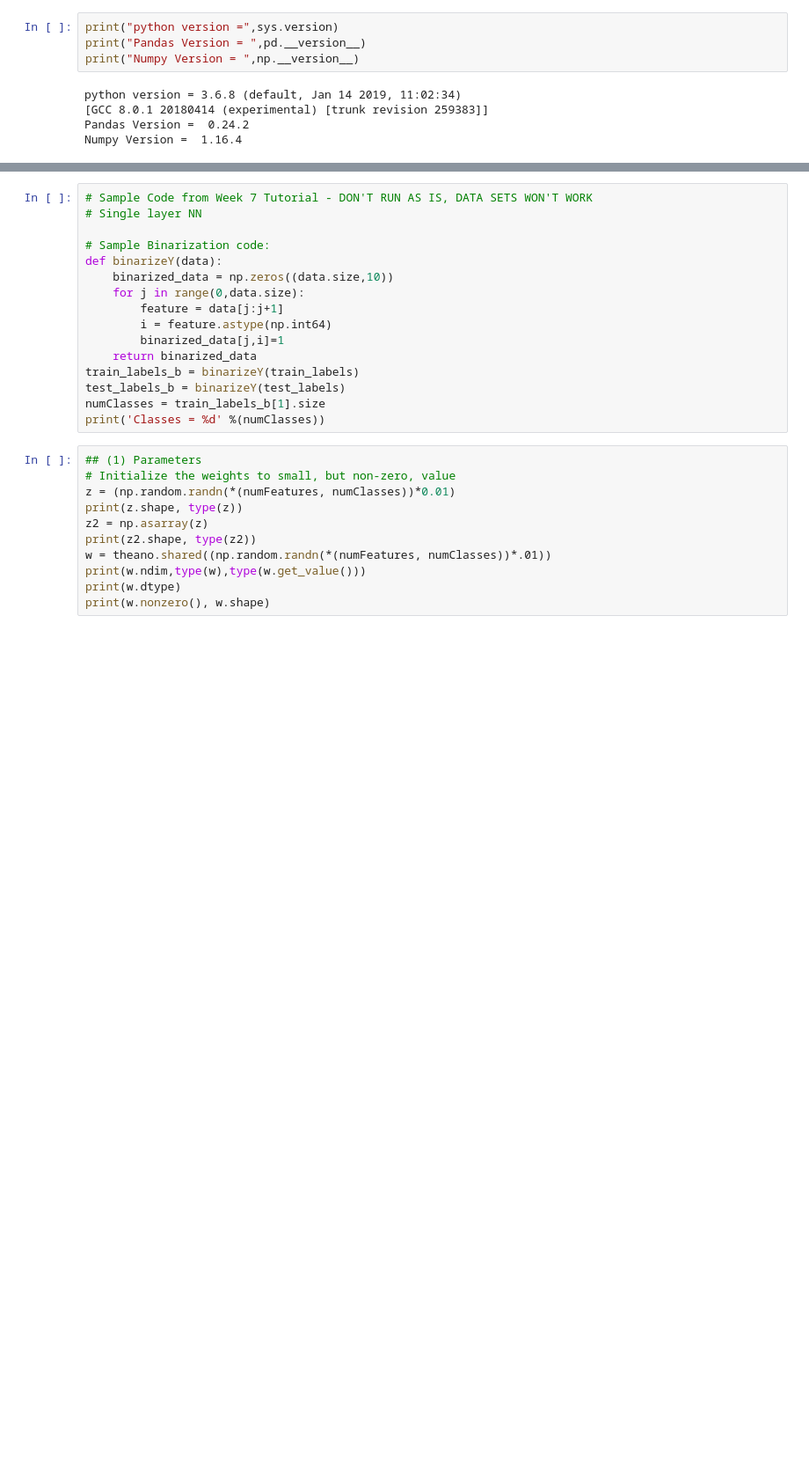
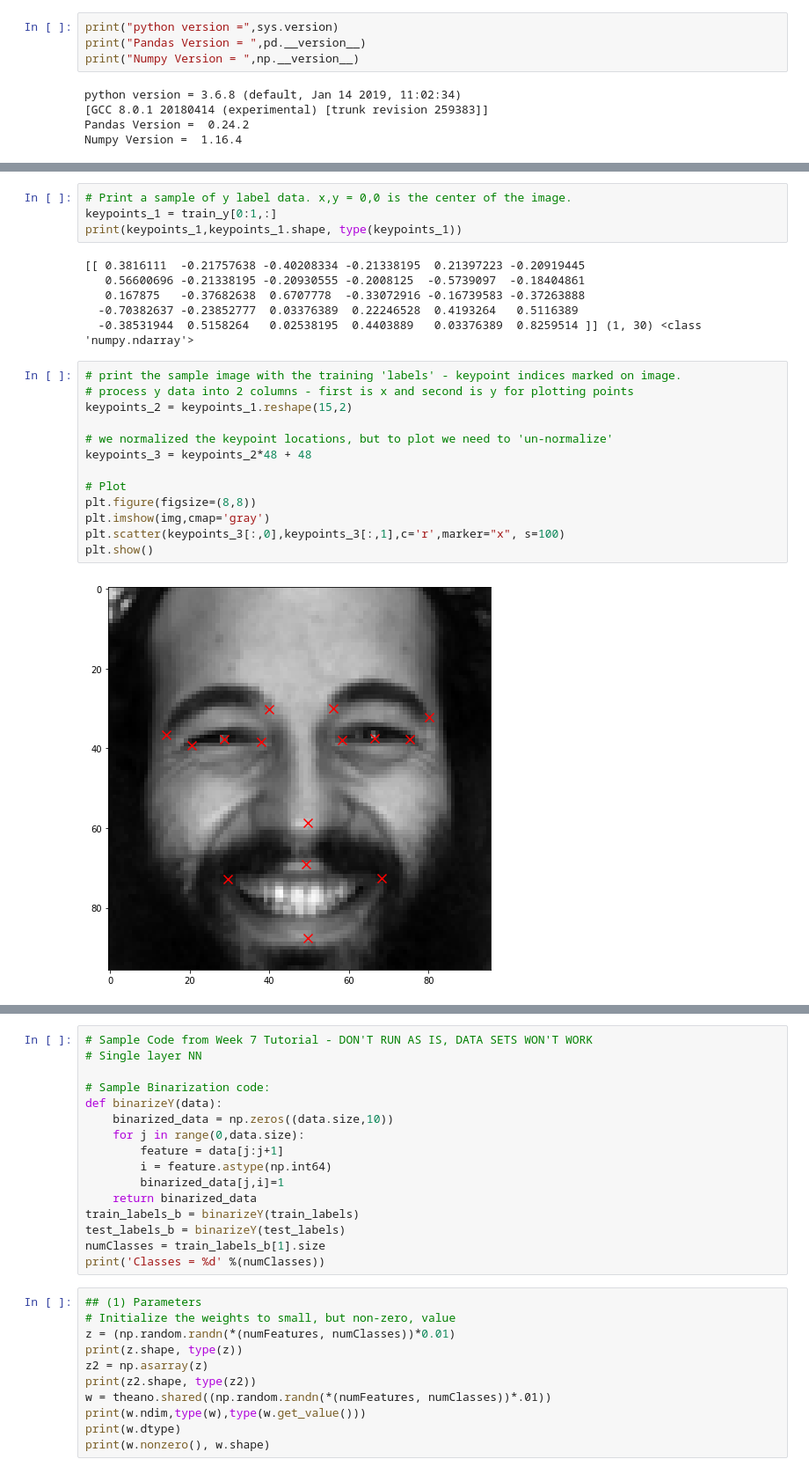
Before and after one commit to Shirleyhywl/W207_ALSY_FinalProject-1, a Jupyter notebook: W207_ALSY_FinalProject_Baseline_R1.ipynb, the cells around one changed output, grey strips where cells are left out. Shown at 88% size. Cells and saved outputs as stored; diff of their text form; blank space fills up the shorter version.

```diff
--- a/W207_ALSY_FinalProject_Baseline_R1.ipynb
+++ b/W207_ALSY_FinalProject_Baseline_R1.ipynb
@@ -178,0 +312,25 @@ print(image_sample_2.shape)
+# %%
+# Print a sample of y label data. x,y = 0,0 is the center of the image.
+keypoints_1 = train_y[0:1,:]
+print(keypoints_1,keypoints_1.shape, type(keypoints_1))
+# %% [output]
+[[ 0.3816111  -0.21757638 -0.40208334 -0.21338195  0.21397223 -0.20919445
+   0.56600696 -0.21338195 -0.20930555 -0.2008125  -0.5739097  -0.18404861
+   0.167875   -0.37682638  0.6707778  -0.33072916 -0.16739583 -0.37263888
+  -0.70382637 -0.23852777  0.03376389  0.22246528  0.4193264   0.5116389
+  -0.38531944  0.5158264   0.02538195  0.4403889   0.03376389  0.8259514 ]] (1, 30) <class 'numpy.ndarray'>
+# %%
+# print the sample image with the training 'labels' - keypoint indices marked on image.
+# process y data into 2 columns - first is x and second is y for plotting points
+keypoints_2 = keypoints_1.reshape(15,2)
+
+# we normalized the keypoint locations, but to plot we need to 'un-normalize'
+keypoints_3 = keypoints_2*48 + 48
+
+# Plot
+plt.figure(figsize=(8,8))
+plt.imshow(img,cmap='gray')
+plt.scatter(keypoints_3[:,0],keypoints_3[:,1],c='r',marker="x", s=100)
+plt.show()
+# %% [output]
+[figure, added]
```
Also changed, not shown: parts of 32 cells of this notebook.
